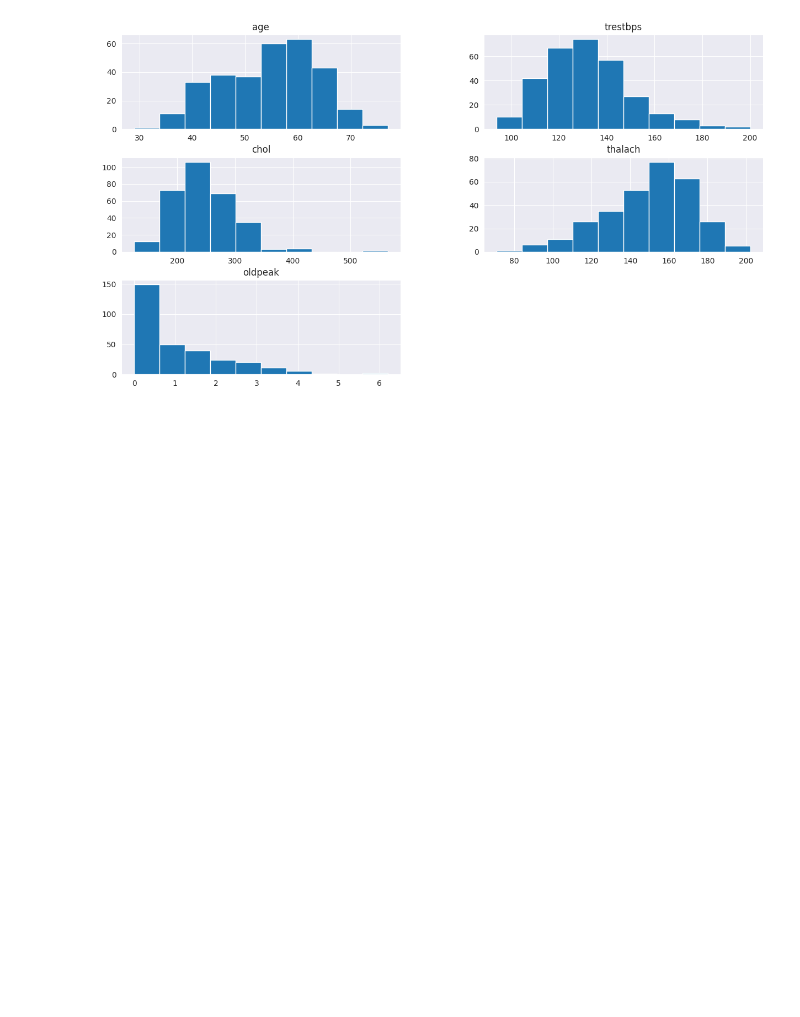
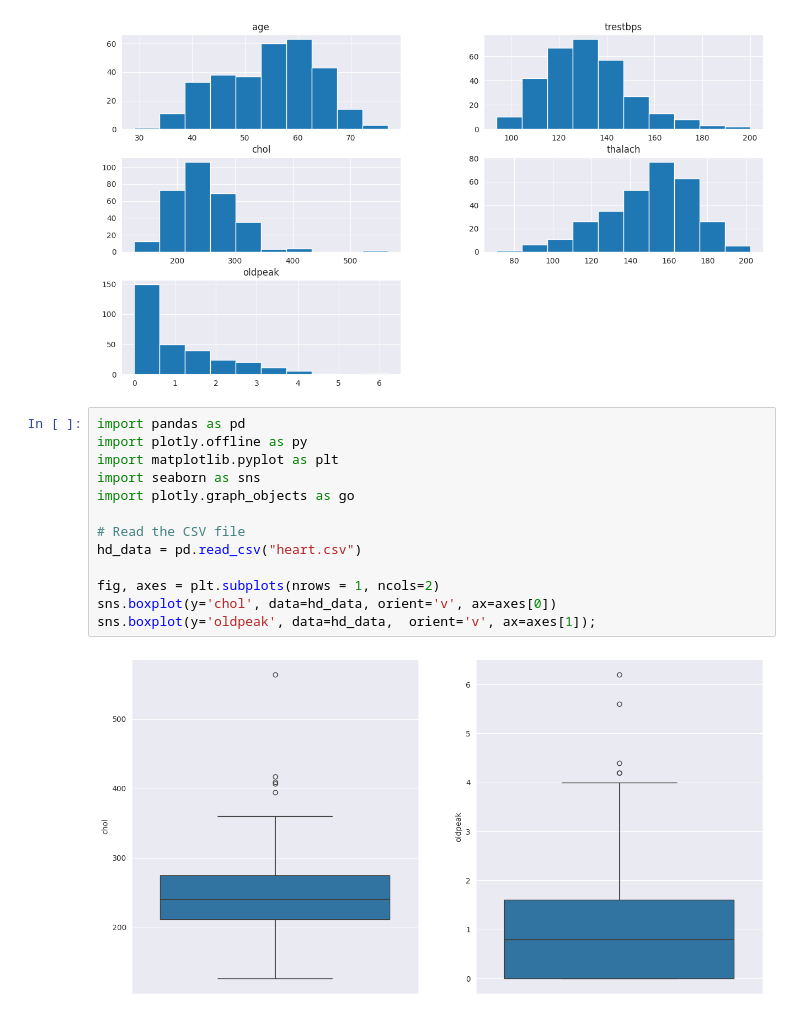
Before and after one commit to n3ptune-cpu/Lovelace-Team-Project, a Jupyter notebook: heart.ipynb, the cells around one changed output. Cells and saved outputs as stored; diff of their text form; blank space fills up the shorter version.

```diff
--- a/heart.ipynb
+++ b/heart.ipynb
@@ -135,3 +135,18 @@ plt.rcParams['figure.figsize']= (15,8) # reajustar o tamanho da figura
 hd_data[[ 'age','trestbps', 'chol', 'thalach', 'oldpeak']].hist();
 # %% [output]
 [figure]
+# %%
+import pandas as pd
+import plotly.offline as py
+import matplotlib.pyplot as plt
+import seaborn as sns
+import plotly.graph_objects as go
+
+# Read the CSV file
+hd_data = pd.read_csv("heart.csv")
+
+fig, axes = plt.subplots(nrows = 1, ncols=2)
+sns.boxplot(y='chol', data=hd_data, orient='v', ax=axes[0])
+sns.boxplot(y='oldpeak', data=hd_data,  orient='v', ax=axes[1]);
+# %% [output]
+[figure, added]
```
